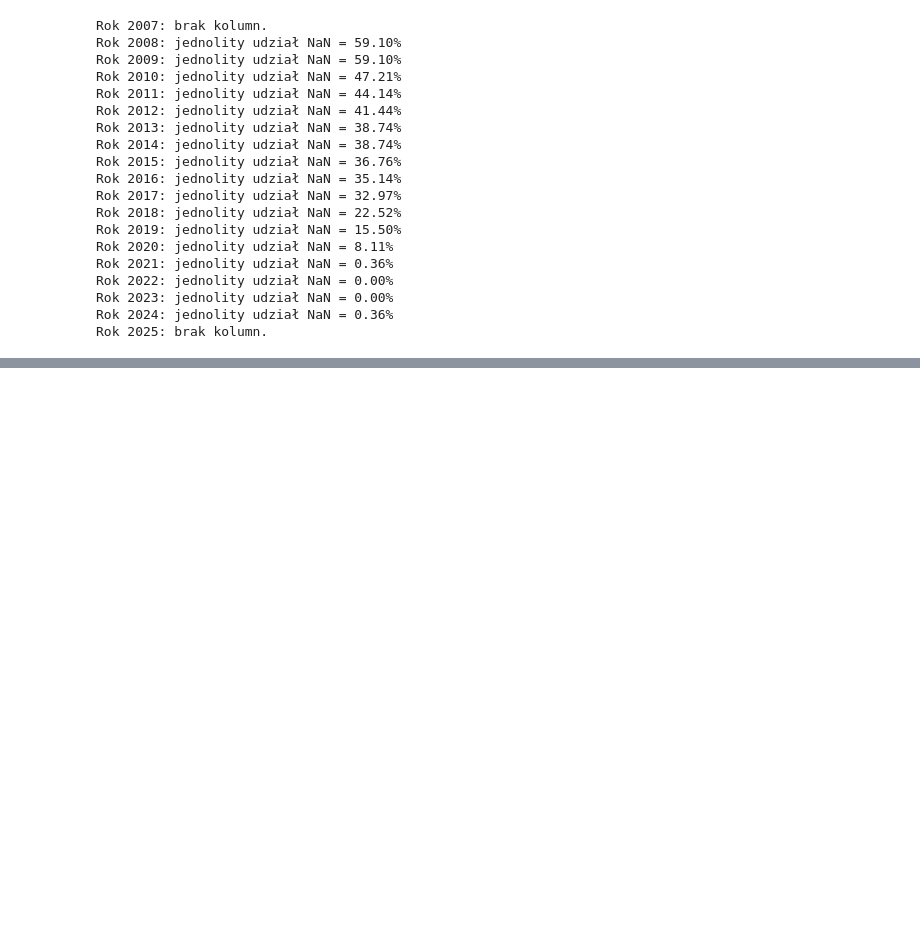
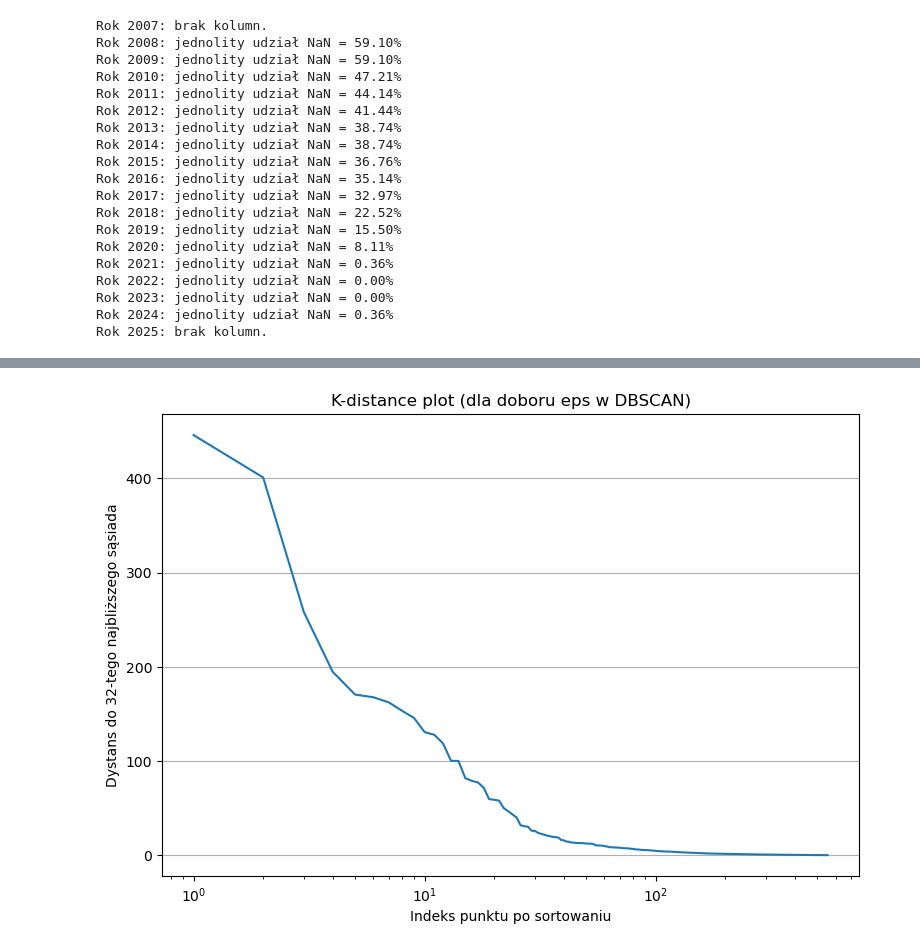
Before and after one commit to Karol315/Ml_project_clasterization, a Jupyter notebook: companies_data_concatenation.ipynb, the cells around one changed output, grey strips where cells are left out. Drawn from its saved outputs; the diff is of its cells as text; code cells hidden in the pictures; blank space fills up the shorter version.

```diff
--- a/companies_data_concatenation.ipynb
+++ b/companies_data_concatenation.ipynb
@@ -327,0 +200,21 @@ KMedoids (euclidean)              7.497114
+# %%
+minPts = 2 * X_pca.shape[1]  # min_samples
+nbrs = NearestNeighbors(n_neighbors=minPts).fit(X_pca)
+distances, indices = nbrs.kneighbors(X_pca)
+
+# Posortuj dystanse do minPts-tego sąsiada
+distanceDec = sorted(distances[:, minPts - 1], reverse=True)
+
+# Wykres
+fig = plt.figure(figsize=(9, 6))
+ax1 = fig.add_subplot(111)
+ax1.plot(range(1, X_pca.shape[0] + 1), distanceDec)
+
+plt.xlabel('Indeks punktu po sortowaniu')
+plt.ylabel(f'Dystans do {minPts}-tego najbliższego sąsiada')
+plt.xscale('log')
+plt.grid(axis='y')
+plt.title('K-distance plot (dla doboru eps w DBSCAN)')
+plt.show()
+# %% [output]
+[figure, added]
```
Also changed, not shown: parts of 17 cells of this notebook.
